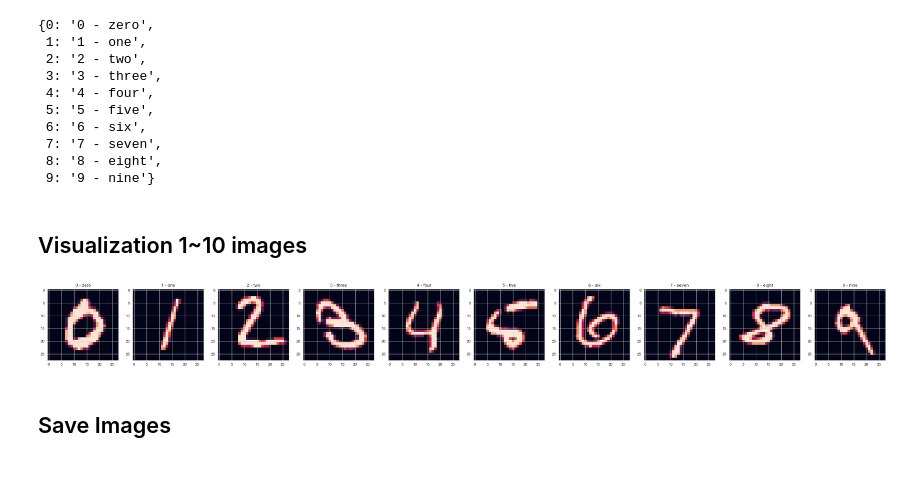
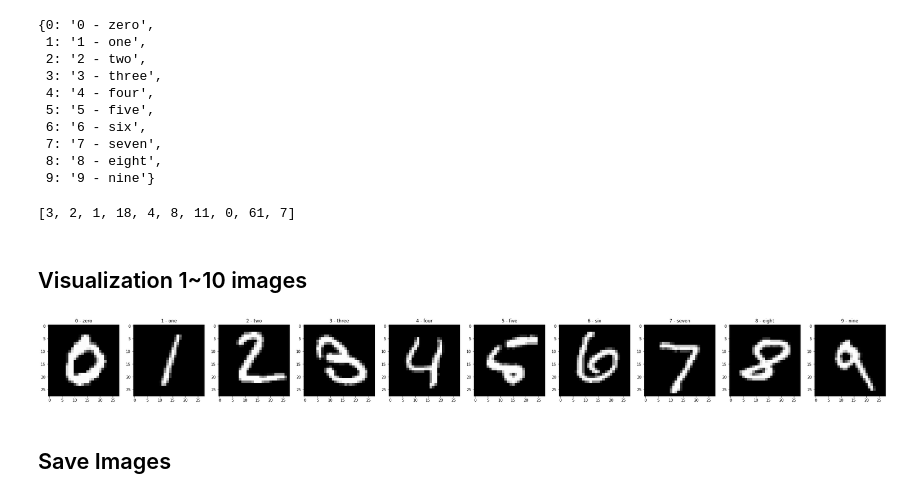
Before and after one commit to TooTouch/WhiteBox-Part1, a Jupyter notebook: notebook/[Evaluation] - Sample Images.ipynb, the cells around one changed output. Cells and saved outputs as stored; diff of their text form; code cells hidden in the pictures.

```diff
--- a/notebook/[Evaluation] - Sample Images.ipynb
+++ b/notebook/[Evaluation] - Sample Images.ipynb
@@ -25,7 +25,7 @@ if not(os.path.isdir('../images/examples')):
 # %% [markdown]
 # MNIST
 # %%
-_, _, testloader = mnist_load(1, 0.2, True)
+_, _, testloader = mnist_load()
 mnist_test = testloader.dataset
 
 # idx2class
@@ -49,15 +49,19 @@ Data Complete
 first_idx_by_class = [np.where(mnist_test.targets==i)[0][0].item() for i in range(10)]
 imgs = mnist_test.data.numpy()[first_idx_by_class]
 true_classes = mnist_test.targets.numpy()[first_idx_by_class]
+# %%
+first_idx_by_class
+# %% [output]
+[3, 2, 1, 18, 4, 8, 11, 0, 61, 7]
 # %% [markdown]
 ## Visualization 1~10 images
 # %%
 f, ax = plt.subplots(1,10, figsize=(40,5))
 for i in range(10):
-    ax[i].imshow(imgs[i])
+    ax[i].imshow(imgs[i], 'gray')
     ax[i].set_title(mnist_idx2class[true_classes[i]])
 # %% [output]
-[figure, old version]
+[figure, new version]
 # %% [markdown]
 ## Save Images
 # %%
```
Also changed, not shown: parts of 2 cells of this notebook, 15 other files.
